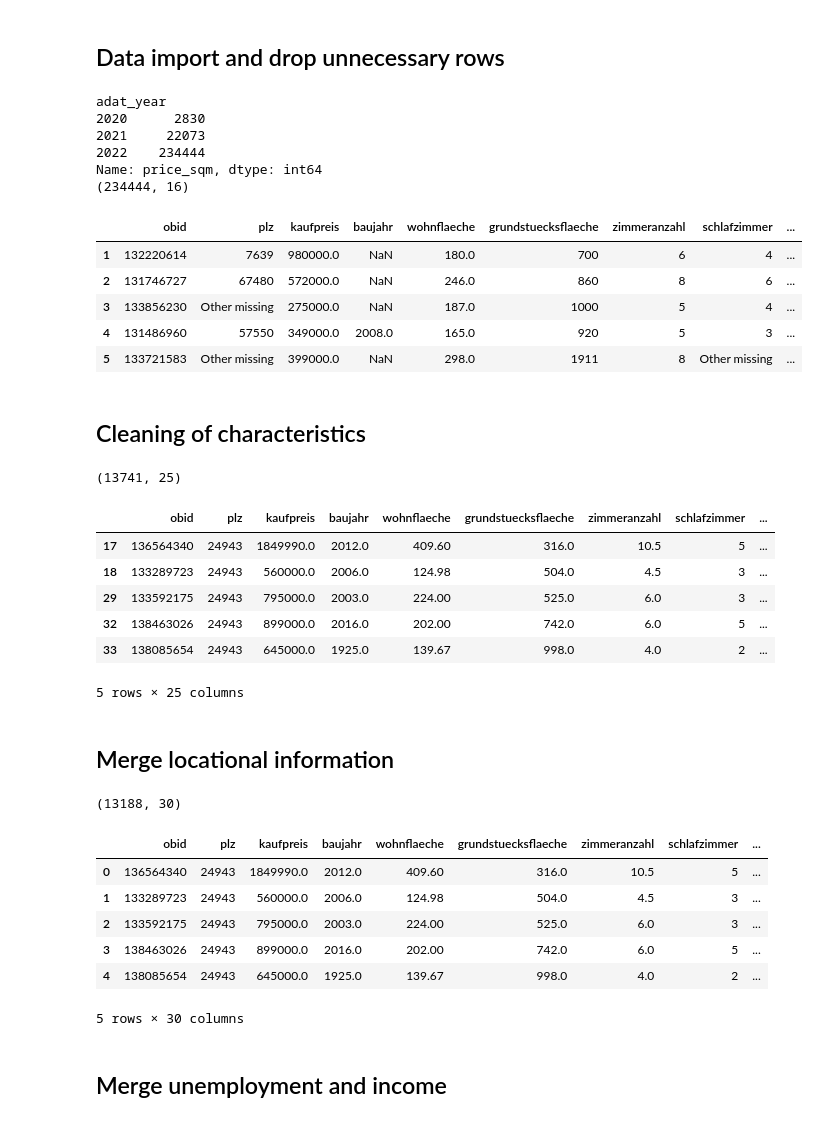
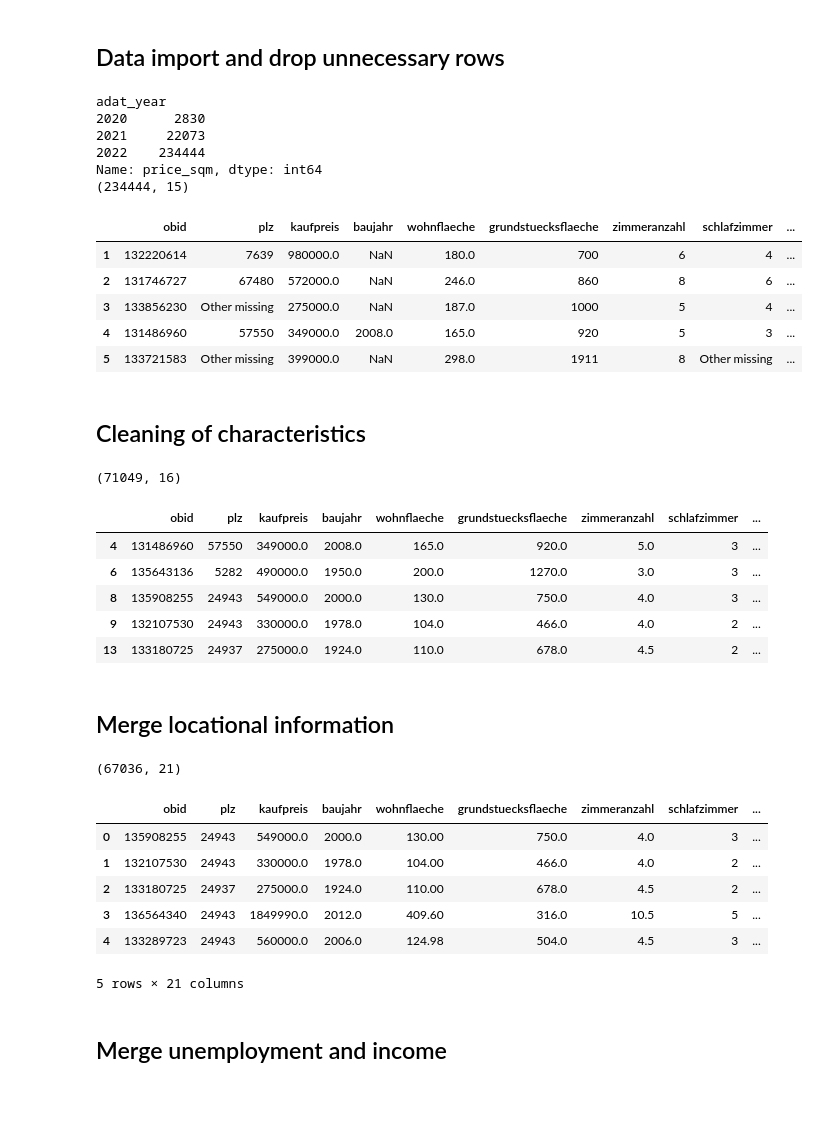
Before and after one commit to pvseydlitz/BachelorThesis, a Jupyter notebook: regression_hk_2022.ipynb, the cells around one changed output. Drawn from its saved outputs; the diff is of its cells as text; code cells hidden in the pictures.

```diff
--- a/regression_hk_2022.ipynb
+++ b/regression_hk_2022.ipynb
@@ -21,7 +21,7 @@ print(number_of_transactions_per_year)
 object_features = [ 'ausstattung', 'denkmalobjekt', 'einbaukueche', 'ferienhaus', 'gaestewc', 'garten', 'haustier_erlaubt', 'kategorie_Haus']
 general_object_information = ['bauphase', 'einliegerwohnung', 'foerderung', 'immobilientyp', 'kaufvermietet', 'mieteinnahmenpromonat', 'nebenraeume', 'rollstuhlgerecht']
 area_information = ['nutzflaeche']
-energy_and_structure_information = ['energieausweistyp', 'ev_kennwert', 'ev_wwenthalten', 'heizkosten', 'heizungsart', 'letzte_modernisierung']
+energy_and_structure_information = ['energieausweistyp', 'energieeffizienzklasse', 'ev_kennwert', 'ev_wwenthalten', 'heizkosten', 'heizungsart', 'letzte_modernisierung']
 price_information = ['parkplatzpreis']
 regional_information = ['gid2019', 'kid2019', 'ergg_1km', 'blid']
 meta_information_advertisement = ['click_customer', 'click_schnellkontakte', 'click_url', 'click_weitersagen', 'hits', 'laufzeittage', 'hits_gen']
@@ -40,7 +40,7 @@ adat_year
 2021     22073
 2022    234444
 Name: price_sqm, dtype: int64
-(234444, 16)
+(234444, 15)
 |  | obid | plz | kaufpreis | baujahr | wohnflaeche | grundstuecksflaeche | zimmeranzahl | schlafzimmer | ... |
 | 1 | 132220614 | 7639 | 980000.0 | NaN | 180.0 | 700 | 6 | 4 | ... |
 | 2 | 131746727 | 67480 | 572000.0 | NaN | 246.0 | 860 | 8 | 6 | ... |
@@ -50,8 +50,6 @@ Name: price_sqm, dtype: int64
 # %% [markdown]
 ## Cleaning of characteristics
 # %%
-#df_original = df_hk_cities.copy(deep=True)
-
 df_characteristics = df[df['baujahr'].notna()]
 df_characteristics['age'] = df_characteristics['adat_year'] - df_characteristics['baujahr']
 
@@ -71,52 +69,44 @@ df_characteristics = df_characteristics[df_characteristics['badezimmer'].notna()
 df_characteristics = df_characteristics[~df_characteristics['badezimmer'].str.contains("Other missing")]
 df_characteristics = df_characteristics[~df_characteristics['badezimmer'].str.contains("Implausible value")]
 df_characteristics['badezimmer'] = pd.to_numeric(df_characteristics['badezimmer'])
 df_characteristics = df_characteristics[(df_characteristics['badezimmer'] > 0) & (df_characteristics['badezimmer'] < 15)]
 
 df_characteristics = df_characteristics[df_characteristics['wohnflaeche'].notna()]
 df_characteristics['wohnflaeche'] = pd.to_numeric(df_characteristics['wohnflaeche'])
 df_characteristics = df_characteristics[(df_characteristics['wohnflaeche'] > 0) & (df_characteristics['wohnflaeche'] < 5000)]
 
 df_characteristics = df_characteristics[df_characteristics['grundstuecksflaeche'].notna()]
 df_characteristics = df_characteristics[~df_characteristics['grundstuecksflaeche'].str.contains("Other missing")]
 df_characteristics = df_characteristics[~df_characteristics['grundstuecksflaeche'].str.contains("Implausible value")]
 df_characteristics['grundstuecksflaeche'] = pd.to_numeric(df_characteristics['grundstuecksflaeche'])
 df_characteristics = df_characteristics[(df_characteristics['grundstuecksflaeche'] > 0) & (df_characteristics['grundstuecksflaeche'] < 5000)]
 
 df_characteristics = df_characteristics[~df_characteristics['objektzustand'].str.contains("Not specified")]
 df_characteristics = df_characteristics[~df_characteristics['objektzustand'].str.contains("By arrangement")]
-#df_characteristics['objektzustand'] = df_characteristics['objektzustand'].astype('category')
-#df_characteristics['objektzustand'] = df_characteristics['objektzustand'].cat.reorder_categories(['Dilapidated', 'Needs renovation', 'Well kempt', 'Modernised', 'Reconstructed', 'Completely renovated', 'Like new', 'First occupancy after reconstruction', 'First occupancy'], ordered=True)
-#df_characteristics['objektzustand'] = df_characteristics['objektzustand'].cat.codes
-df_characteristics = df_characteristics.replace(['Needs renovation', 'Well kempt', 'Completely renovated', 'Like new', 'First occupancy after reconstruction', 'First occupancy'], ['Needs_renovation', 'Well_kempt', 'Completely_renovated', 'Like_new', 'First_occupancy_after_reconstruction', 'First_occupancy'])
-df_characteristics = pd.get_dummies(df_characteristics, columns=['objektzustand'], prefix=['Objektzustand'])
+df_characteristics['objektzustand'] = df_characteristics['objektzustand'].astype('category')
+df_characteristics['objektzustand'] = df_characteristics['objektzustand'].cat.reorder_categories(['Dilapidated', 'Needs renovation', 'Well kempt', 'Modernised', 'Reconstructed', 'Completely renovated', 'Like new', 'First occupancy after reconstruction', 'First occupancy'], ordered=True)
+df_characteristics['objektzustand'] = df_characteristics['objektzustand'].cat.codes
 
-df_characteristics = df_characteristics[~df_characteristics['parkplatz'].str.contains("Other missing")]
+df_characteristics['parkplatz'] = df_characteristics['parkplatz'].str.replace('Other missing', 'No')
 df_characteristics['parkplatz'] = df_characteristics['parkplatz'].astype('category')
 df_characteristics['parkplatz'] = df_characteristics['parkplatz'].cat.reorder_categories(['No', 'Yes'], ordered=True)
 df_characteristics['parkplatz'] = df_characteristics['parkplatz'].cat.codes
 
-df_characteristics = df_characteristics[~df_characteristics['keller'].str.contains("Other missing")]
+df_characteristics['keller'] = df_characteristics['keller'].str.replace('Other missing', 'No')
 df_characteristics['keller'] = df_characteristics['keller'].astype('category')
 df_characteristics['keller'] = df_characteristics['keller'].cat.reorder_categories(['No', 'Yes'], ordered=True)
 df_characteristics['keller'] = df_characteristics['keller'].cat.codes
 
-df_characteristics = df_characteristics[~df_characteristics['energieeffizienzklasse'].str.contains("Not specified")]
-df_characteristics['energieeffizienzklasse'] = df_characteristics['energieeffizienzklasse'].astype('category')
-df_characteristics['energieeffizienzklasse'] = df_characteristics['energieeffizienzklasse'].cat.reorder_categories(['H', 'G', 'F', 'E', 'D', 'C', 'B', 'A', 'APLUS'], ordered=True)
-df_characteristics['energieeffizienzklasse'] = df_characteristics['energieeffizienzklasse'].cat.codes
-
 print(df_characteristics.shape)
 df_characteristics.head()
 # %% [output]
-(13741, 25)
+(71049, 16)
 |  | obid | plz | kaufpreis | baujahr | wohnflaeche | grundstuecksflaeche | zimmeranzahl | schlafzimmer | ... |
-| 17 | 136564340 | 24943 | 1849990.0 | 2012.0 | 409.60 | 316.0 | 10.5 | 5 | ... |
-| 18 | 133289723 | 24943 | 560000.0 | 2006.0 | 124.98 | 504.0 | 4.5 | 3 | ... |
-| 29 | 133592175 | 24943 | 795000.0 | 2003.0 | 224.00 | 525.0 | 6.0 | 3 | ... |
-| 32 | 138463026 | 24943 | 899000.0 | 2016.0 | 202.00 | 742.0 | 6.0 | 5 | ... |
-| 33 | 138085654 | 24943 | 645000.0 | 1925.0 | 139.67 | 998.0 | 4.0 | 2 | ... |
+| 4 | 131486960 | 57550 | 349000.0 | 2008.0 | 165.0 | 920.0 | 5.0 | 3 | ... |
+| 6 | 135643136 | 5282 | 490000.0 | 1950.0 | 200.0 | 1270.0 | 3.0 | 3 | ... |
+| 8 | 135908255 | 24943 | 549000.0 | 2000.0 | 130.0 | 750.0 | 4.0 | 3 | ... |
+| 9 | 132107530 | 24943 | 330000.0 | 1978.0 | 104.0 | 466.0 | 4.0 | 2 | ... |
+| 13 | 133180725 | 24937 | 275000.0 | 1924.0 | 110.0 | 678.0 | 4.5 | 2 | ... |
-5 rows × 25 columns
 # %% [markdown]
 ## Merge locational information
 # %%
@@ -128,10 +118,8 @@ df_plz_city = df_plz_city.drop_duplicates(subset=['plz'])
 df = pd.merge(df_characteristics, df_plz_city, how="left", on="plz", validate="m:1")
 df = df[df['ort'].notna()]
 
-
 #df = df.groupby('bundesland')['kaufpreis', 'price_sqm'].mean()
 #print(df)
-
 
 plz_einwohner_df = pd.read_csv('./Data/plz_einwohner.csv', sep=',', dtype={'plz': object, 'einwohner': int})
 einwohner_bundesland_df = pd.merge(df_plz_city, plz_einwohner_df, how="left", on="plz")
@@ -143,14 +131,14 @@ df = pd.merge(df, einwohner_bundesland_df, how="left", on="bundesland")
 print(df.shape)
 df.head()
 # %% [output]
-(13188, 30)
+(67036, 21)
 |  | obid | plz | kaufpreis | baujahr | wohnflaeche | grundstuecksflaeche | zimmeranzahl | schlafzimmer | ... |
-| 0 | 136564340 | 24943 | 1849990.0 | 2012.0 | 409.60 | 316.0 | 10.5 | 5 | ... |
-| 1 | 133289723 | 24943 | 560000.0 | 2006.0 | 124.98 | 504.0 | 4.5 | 3 | ... |
-| 2 | 133592175 | 24943 | 795000.0 | 2003.0 | 224.00 | 525.0 | 6.0 | 3 | ... |
-| 3 | 138463026 | 24943 | 899000.0 | 2016.0 | 202.00 | 742.0 | 6.0 | 5 | ... |
-| 4 | 138085654 | 24943 | 645000.0 | 1925.0 | 139.67 | 998.0 | 4.0 | 2 | ... |
+| 0 | 135908255 | 24943 | 549000.0 | 2000.0 | 130.00 | 750.0 | 4.0 | 3 | ... |
+| 1 | 132107530 | 24943 | 330000.0 | 1978.0 | 104.00 | 466.0 | 4.0 | 2 | ... |
+| 2 | 133180725 | 24937 | 275000.0 | 1924.0 | 110.00 | 678.0 | 4.5 | 2 | ... |
+| 3 | 136564340 | 24943 | 1849990.0 | 2012.0 | 409.60 | 316.0 | 10.5 | 5 | ... |
+| 4 | 133289723 | 24943 | 560000.0 | 2006.0 | 124.98 | 504.0 | 4.5 | 3 | ... |
-5 rows × 30 columns
+5 rows × 21 columns
 # %% [markdown]
 ## Merge unemployment and income
 # %%
```
Also changed, not shown: parts of 11 cells of this notebook, 11 other files.
